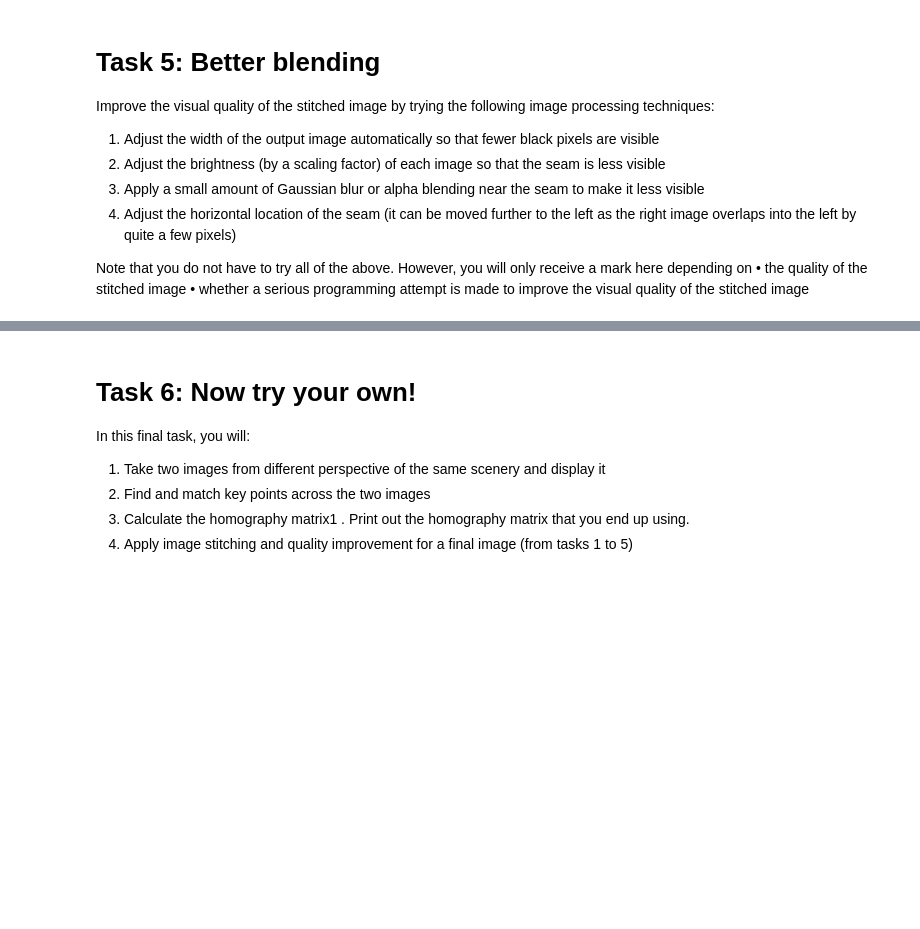
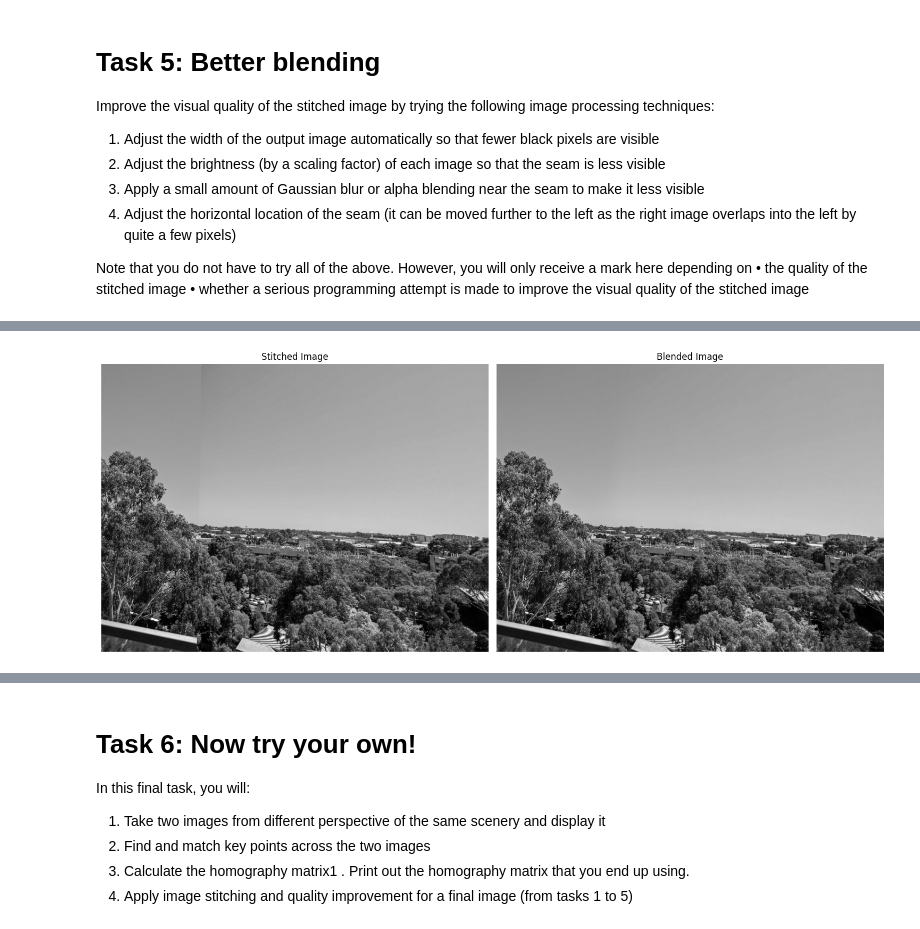
Before and after one commit to jjetxu/ECE4076, a Jupyter notebook: labs/lab2/Student pack/Lab2_student_template.ipynb, the cells around one changed output, grey strips where cells are left out. Saved outputs shown, nothing was run; the diff lists cells and outputs as text; code cells hidden in the pictures; blank space fills up the shorter version.

```diff
--- a/labs/lab2/Student pack/Lab2_student_template.ipynb
+++ b/labs/lab2/Student pack/Lab2_student_template.ipynb
@@ -285 +359,16 @@ stitched_rgb = cv2.cvtColor(stitched_uint8, cv2.COLOR_BGR2RGB)
+# %%
+# Show comparison
+fig, axs = plt.subplots(1, 2, figsize=(15,10))
+axs[0].imshow(stitched_cropped.astype(np.uint8), cmap='gray')
+axs[0].axis('off')
+axs[0].set_title('Stitched Image')
+
+axs[1].imshow(stitched_blended, cmap='gray')
+axs[1].axis('off')
+axs[1].set_title('Blended Image')
+
+plt.tight_layout()
+plt.show()
+# %% [output]
+[figure, added]
 # %%
```
Also changed, not shown: parts of 14 cells of this notebook.
